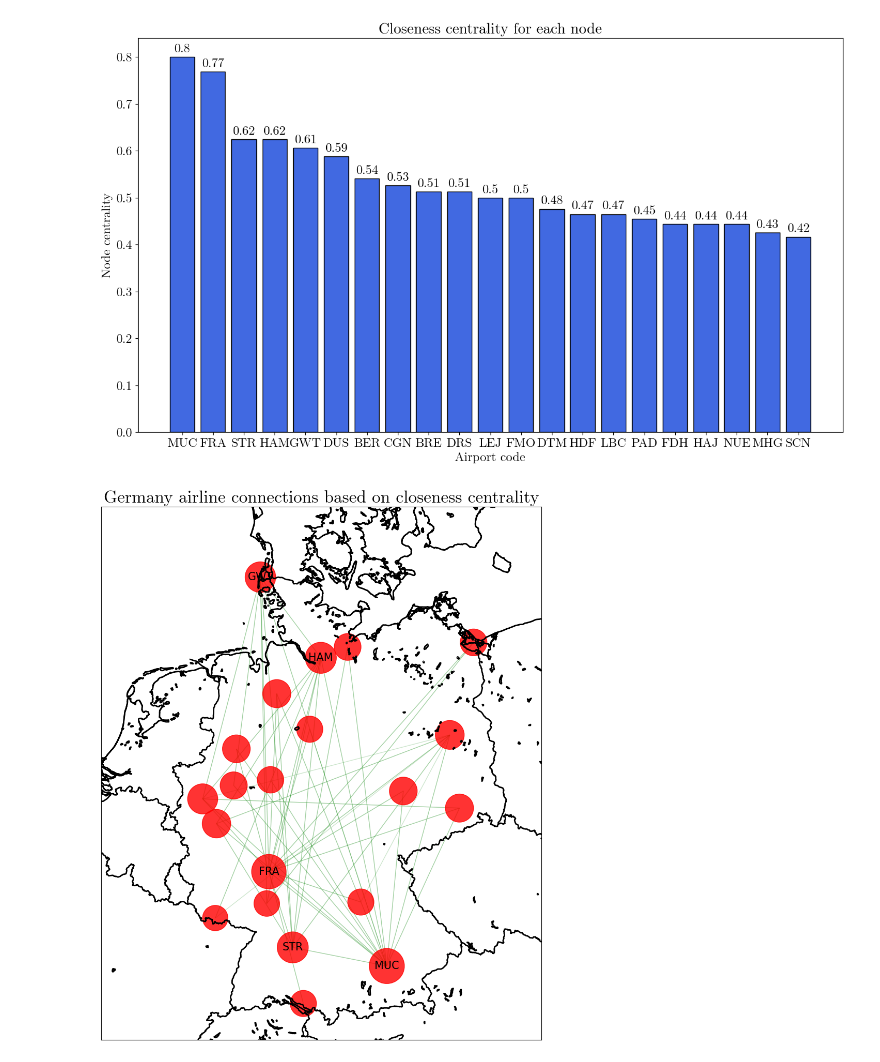
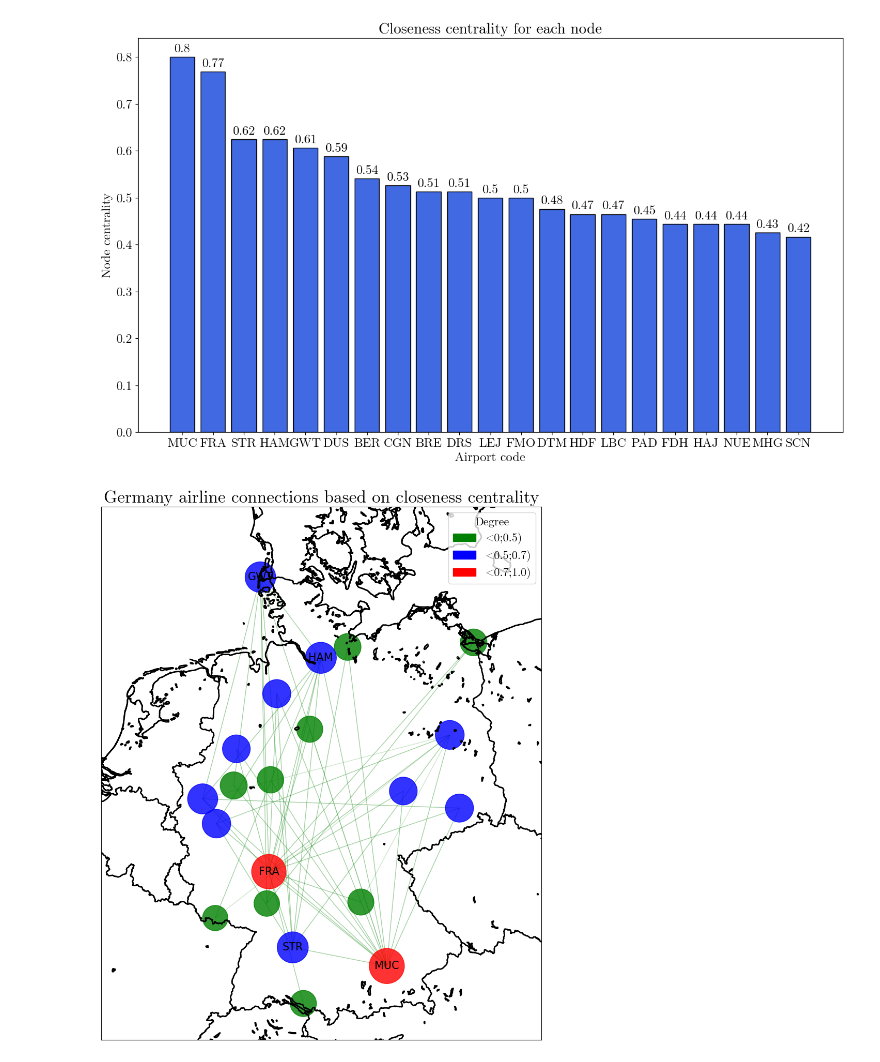
Before and after one commit to hbrt-rdzk/german-airline-connections, a Jupyter notebook: visualizations.ipynb, the cells around one changed output. Cells and saved outputs as stored; diff of their text form; code cells hidden in the pictures.

Commit message:
Added legend and colors for graphs on map

```diff
--- a/visualizations.ipynb
+++ b/visualizations.ipynb
@@ -232,30 +347,75 @@ plt.savefig(
 # %%
 plt.figure(figsize=(9, 16))
 nx.draw_networkx_nodes(
     G=graph,
     pos=pos,
-    nodelist=nodes_closeness_sorted,
+    nodelist=[
+        node for node in nodes_closeness_sorted if 0.0 <= closeness_dict[node] < 0.5
+    ],
+    node_color="g",
+    alpha=0.8,
+    node_size=[
+        closeness_dict[node] * 3000
+        for node in nodes_closeness_sorted
+        if 0.0 <= closeness_dict[node] < 0.5
+    ],
+)
+nx.draw_networkx_nodes(
+    G=graph,
+    pos=pos,
+    nodelist=[
+        node for node in nodes_closeness_sorted if 0.5 <= closeness_dict[node] < 0.7
+    ],
+    node_color="b",
+    alpha=0.8,
+    node_size=[
+        closeness_dict[node] * 3000
+        for node in nodes_closeness_sorted
+        if 0.5 <= closeness_dict[node] < 0.7
+    ],
+)
+nx.draw_networkx_nodes(
+    G=graph,
+    pos=pos,
+    nodelist=[
+        node for node in nodes_closeness_sorted if 0.7 <= closeness_dict[node] < 1.0
+    ],
     node_color="r",
     alpha=0.8,
-    node_size=[3000 * value for value in values_closeness_sorted],
+    node_size=[
+        closeness_dict[node] * 3000
+        for node in nodes_closeness_sorted
+        if 0.7 <= closeness_dict[node] < 1.0
+    ],
 )
 nx.draw_networkx_edges(G=graph, pos=pos, edge_color="g", alpha=0.2, arrows=False)
 nx.draw_networkx_labels(
     G=graph,
     pos=pos,
     font_size=15,
     labels={x: x for x in nodes_closeness_sorted if closeness_dict[x] >= 0.6},
 )
 
 germany_map.drawcountries(linewidth=2)
 germany_map.drawstates(linewidth=0.2)
 germany_map.drawcoastlines(linewidth=2)
 plt.tight_layout()
 plt.title("Germany airline connections based on closeness centrality", fontsize=24)
+
+green_patch = Patch(color="g", label="<0;0.5)")
+blue_patch = Patch(color="b", label="<0.5;0.7)")
+red_patch = Patch(color="r", label="<0.7;1.0)")
+plt.legend(
+    handles=[green_patch, blue_patch, red_patch],
+    title="Degree",
+    loc="best",
+    fancybox=True,
+)
+
 plt.savefig(
     "images/networkx_closeness_on_map.png",
     bbox_inches="tight",
     dpi=400,
 )
 # %% [output]
-[figure, old version]
+[figure, new version]
```
Also changed, not shown: parts of 7 cells of this notebook, 4 other files.
